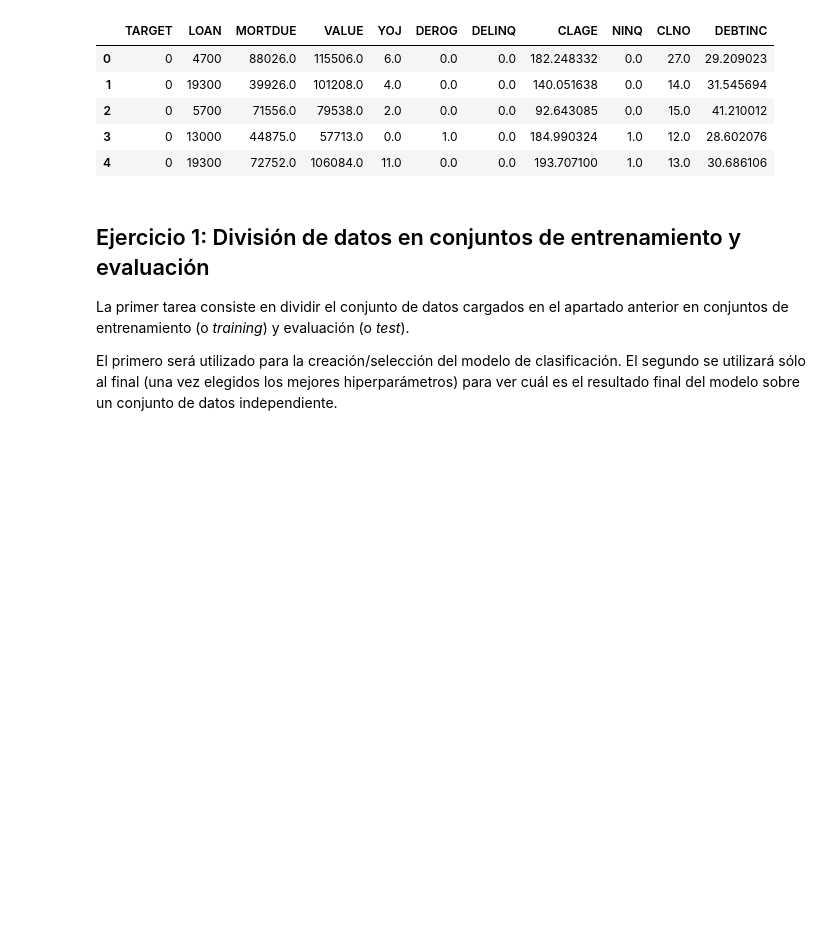
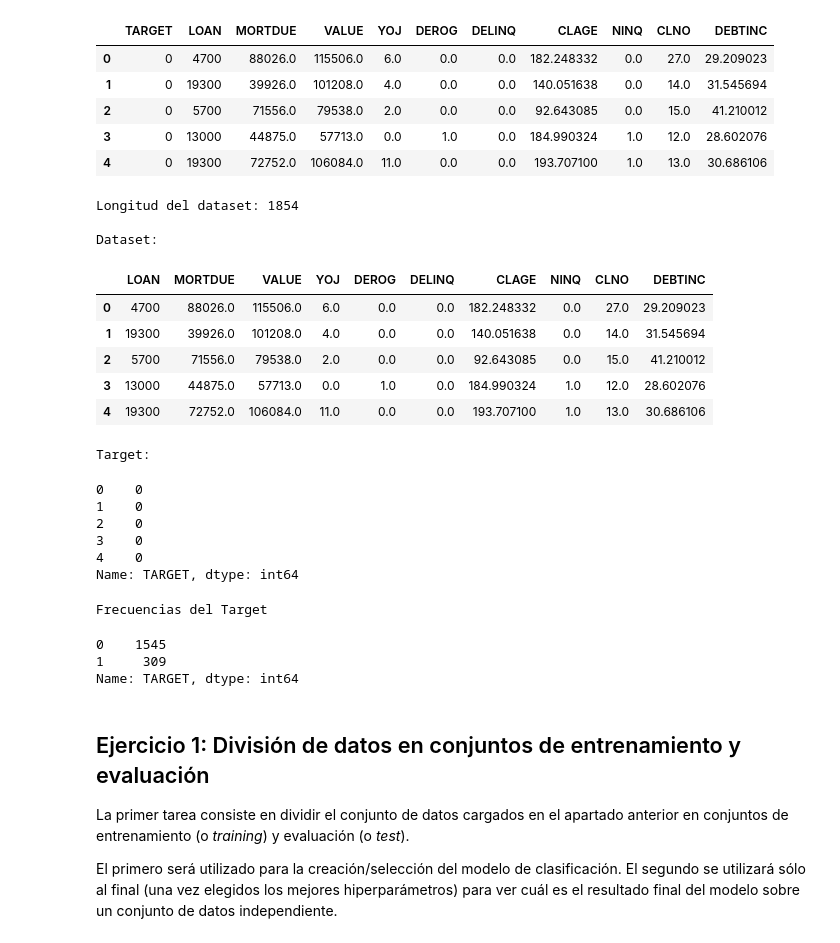
Before and after one commit to emavferrero/Famaf-practicos, a Jupyter notebook: Laboratorio Final - Bruno Magnano.ipynb, the cells around one changed output. Drawn from its saved outputs; the diff is of its cells as text; code cells hidden in the pictures; blank space fills up the shorter version.

```diff
--- a/Laboratorio Final - Bruno Magnano.ipynb
+++ b/Laboratorio Final - Bruno Magnano.ipynb
@@ -62,22 +37,40 @@ X, y = dataset.iloc[:, 1:], dataset.TARGET
 | 3 | 0 | 13000 | 44875.0 | 57713.0 | 0.0 | 1.0 | 0.0 | 184.990324 | 1.0 | 12.0 | 28.602076 |
 | 4 | 0 | 19300 | 72752.0 | 106084.0 | 11.0 | 0.0 | 0.0 | 193.707100 | 1.0 | 13.0 | 30.686106 |
 # %%
-# Nvo_release
-
-dataset = pd.read_csv("./data/loan_data.csv", comment="#")
 print('\nLongitud del dataset: '+str(len(dataset))+'\n')
 
 #División entre instancias y etiquetas
 X, y = dataset.drop(columns=['TARGET']), dataset.TARGET
 
 print('Dataset:')
-display(X.head(10))
+display(X.head())
 
 print('Target:')
-display(y.head(10))
+display(y.head())
 
 print('Frecuencias del Target')
 display(dataset.TARGET.value_counts())
+# %% [output]
+Longitud del dataset: 1854
+
+Dataset:
+|  | LOAN | MORTDUE | VALUE | YOJ | DEROG | DELINQ | CLAGE | NINQ | CLNO | DEBTINC |
+| 0 | 4700 | 88026.0 | 115506.0 | 6.0 | 0.0 | 0.0 | 182.248332 | 0.0 | 27.0 | 29.209023 |
+| 1 | 19300 | 39926.0 | 101208.0 | 4.0 | 0.0 | 0.0 | 140.051638 | 0.0 | 14.0 | 31.545694 |
+| 2 | 5700 | 71556.0 | 79538.0 | 2.0 | 0.0 | 0.0 | 92.643085 | 0.0 | 15.0 | 41.210012 |
+| 3 | 13000 | 44875.0 | 57713.0 | 0.0 | 1.0 | 0.0 | 184.990324 | 1.0 | 12.0 | 28.602076 |
+| 4 | 19300 | 72752.0 | 106084.0 | 11.0 | 0.0 | 0.0 | 193.707100 | 1.0 | 13.0 | 30.686106 |
+Target:
+0    0
+1    0
+2    0
+3    0
+4    0
+Name: TARGET, dtype: int64
+Frecuencias del Target
+0    1545
+1     309
+Name: TARGET, dtype: int64
 # %% [markdown]
 ## Ejercicio 1: División de datos en conjuntos de entrenamiento y evaluación
 
```
Also changed, not shown: parts of 20 cells of this notebook.
